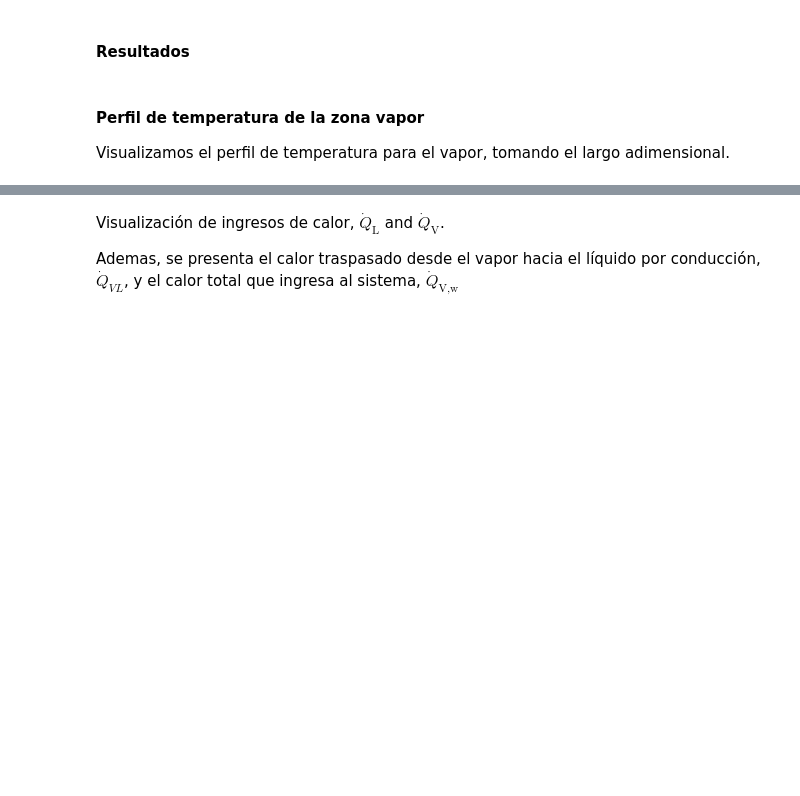
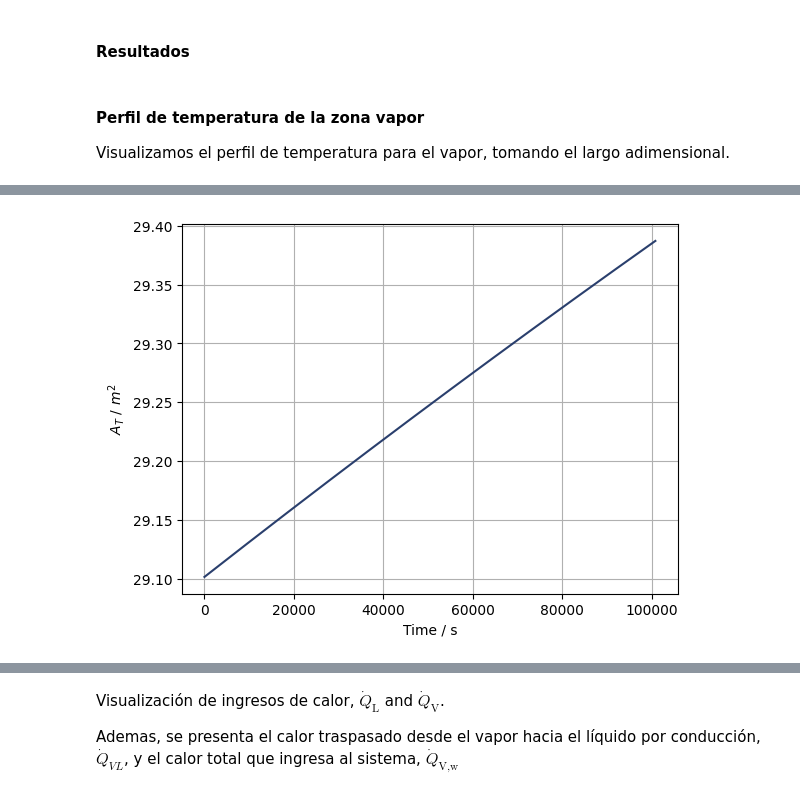
Before and after one commit to javiercorbella/CryoEvap-H, a Jupyter notebook: CryoEvap/notebooks/LH2_AirLiquide_Tank.ipynb, the cells around one changed output, grey strips where cells are left out. Drawn from its saved outputs; the diff is of its cells as text; code cells hidden in the pictures; blank space fills up the shorter version.

```diff
--- a/CryoEvap/notebooks/LH2_AirLiquide_Tank.ipynb
+++ b/CryoEvap/notebooks/LH2_AirLiquide_Tank.ipynb
@@ -141,0 +142,4 @@ hor_tank.plot_tv()
+# %%
+hor_tank.plot_A_T()
+# %% [output]
+[figure, added]
```
Also changed, not shown: parts of 9 cells of this notebook.
